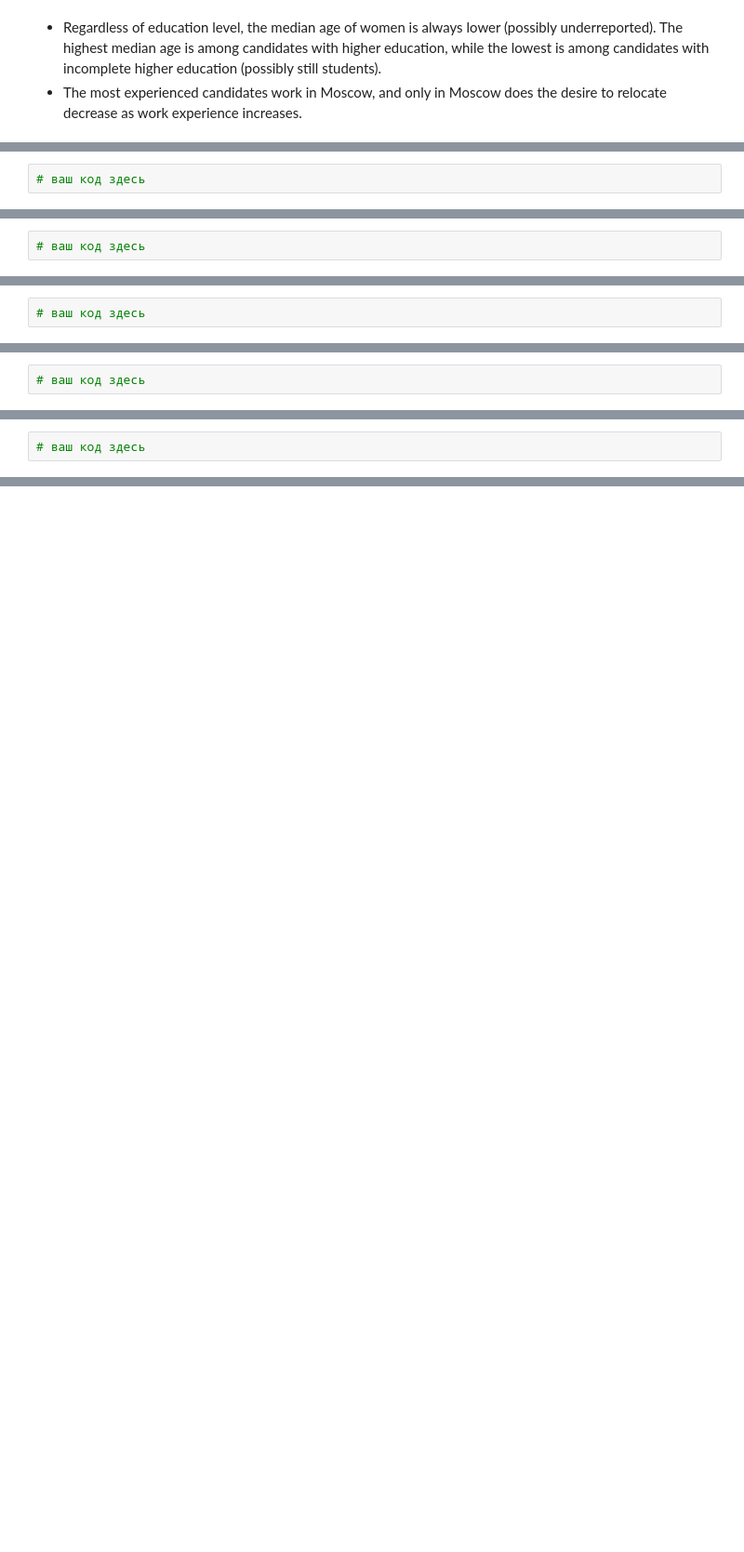
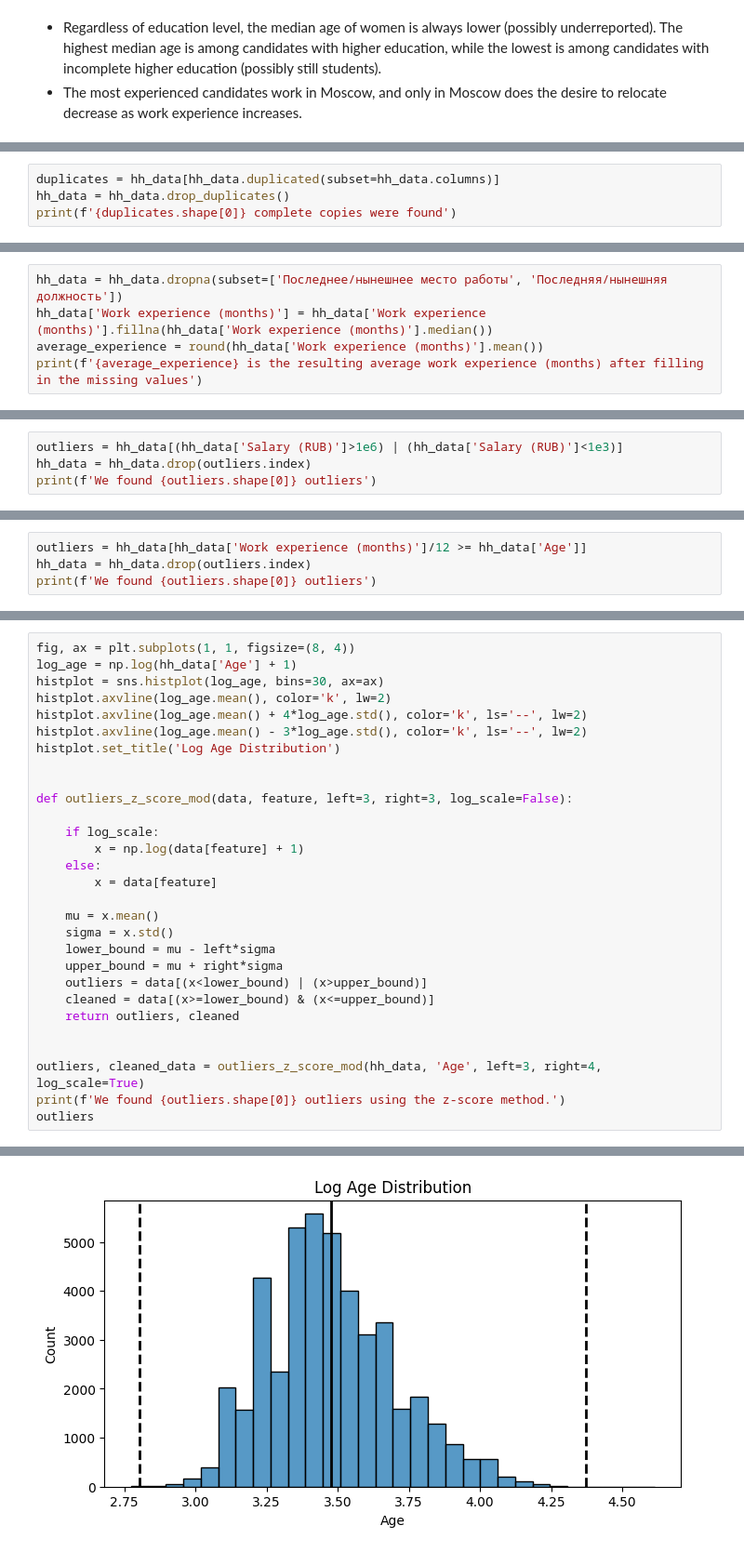
Before and after one commit to azudilins/sf_data_science_eng, a Jupyter notebook: project_1/Project 1.ipynb, the cells around one changed output, grey strips where cells are left out. Shown: that part at 93% size. Cells and saved outputs as stored; diff of their text form; blank space fills up the shorter version.

```diff
--- a/project_1/Project 1.ipynb
+++ b/project_1/Project 1.ipynb
@@ -694,2 +688,4 @@ heatmap.set_xlabel('');
 # %%
-# ваш код здесь
+duplicates = hh_data[hh_data.duplicated(subset=hh_data.columns)]
+hh_data = hh_data.drop_duplicates()
+print(f'{duplicates.shape[0]} complete copies were found')
@@ -702,2 +706,5 @@ heatmap.set_xlabel('');
 # %%
-# ваш код здесь
+hh_data = hh_data.dropna(subset=['Последнее/нынешнее место работы', 'Последняя/нынешняя должность'])
+hh_data['Work experience (months)'] = hh_data['Work experience (months)'].fillna(hh_data['Work experience (months)'].median())
+average_experience = round(hh_data['Work experience (months)'].mean())
+print(f'{average_experience} is the resulting average work experience (months) after filling in the missing values')
@@ -706,2 +715,4 @@ heatmap.set_xlabel('');
 # %%
-# ваш код здесь
+outliers = hh_data[(hh_data['Salary (RUB)']>1e6) | (hh_data['Salary (RUB)']<1e3)]
+hh_data = hh_data.drop(outliers.index)
+print(f'We found {outliers.shape[0]} outliers')
@@ -710,2 +723,4 @@ heatmap.set_xlabel('');
 # %%
-# ваш код здесь
+outliers = hh_data[hh_data['Work experience (months)']/12 >= hh_data['Age']]
+hh_data = hh_data.drop(outliers.index)
+print(f'We found {outliers.shape[0]} outliers')
@@ -721,2 +740,30 @@ heatmap.set_xlabel('');
 # %%
-# ваш код здесь
+fig, ax = plt.subplots(1, 1, figsize=(8, 4))
+log_age = np.log(hh_data['Age'] + 1)
+histplot = sns.histplot(log_age, bins=30, ax=ax)
+histplot.axvline(log_age.mean(), color='k', lw=2)
+histplot.axvline(log_age.mean() + 4*log_age.std(), color='k', ls='--', lw=2)
+histplot.axvline(log_age.mean() - 3*log_age.std(), color='k', ls='--', lw=2)
+histplot.set_title('Log Age Distribution')
+
+
+def outliers_z_score_mod(data, feature, left=3, right=3, log_scale=False):
+
+    if log_scale:
+        x = np.log(data[feature] + 1)
+    else:
+        x = data[feature]
+
+    mu = x.mean()
+    sigma = x.std()
+    lower_bound = mu - left*sigma
+    upper_bound = mu + right*sigma
+    outliers = data[(x<lower_bound) | (x>upper_bound)]
+    cleaned = data[(x>=lower_bound) & (x<=upper_bound)]
+    return outliers, cleaned
+
+
+outliers, cleaned_data = outliers_z_score_mod(hh_data, 'Age', left=3, right=4, log_scale=True)
+print(f'We found {outliers.shape[0]} outliers using the z-score method.')
+outliers
+# %% [output]
@@ -723 +776,2 @@ heatmap.set_xlabel('');
+[figure, added]
 # %% [markdown]
```
Also changed, not shown: parts of 18 cells of this notebook.
